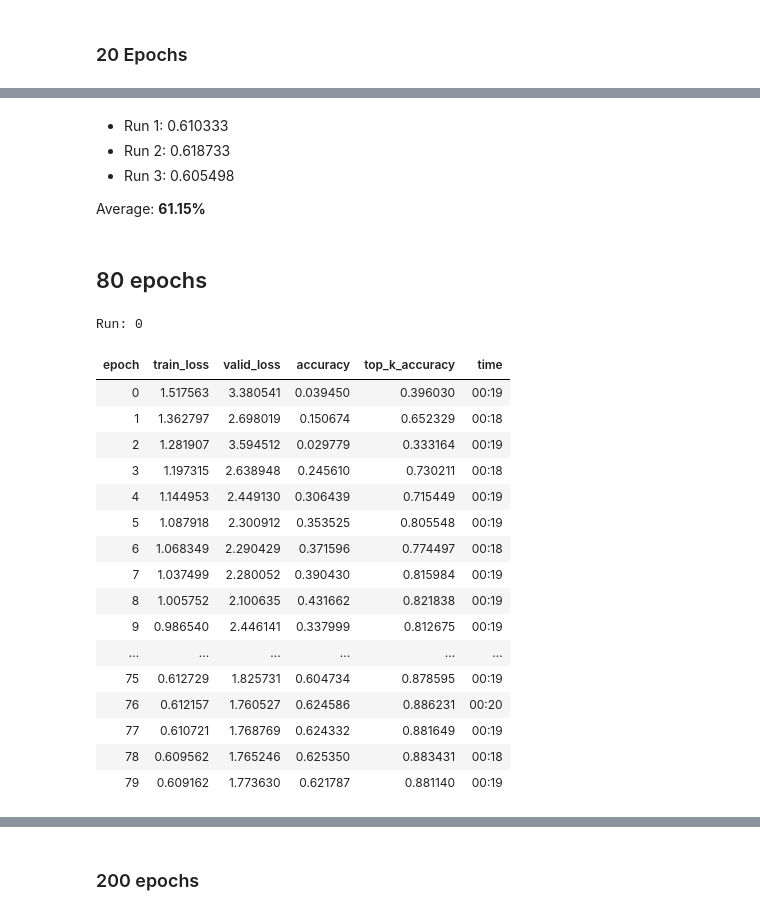
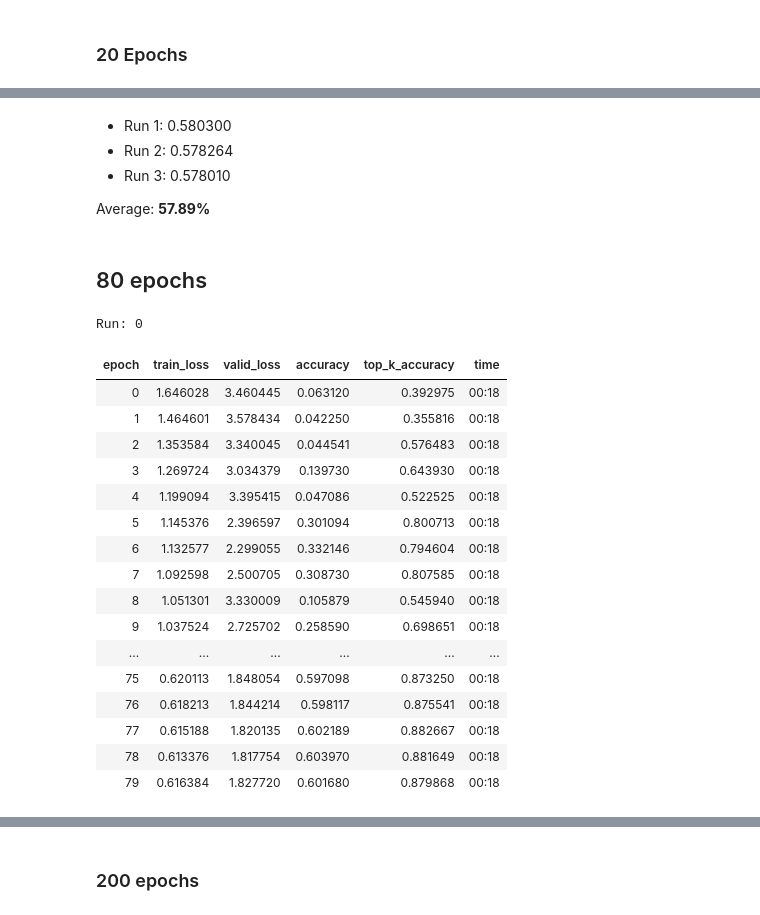
Before and after one commit to JoshVarty/SelfSupervisedLearning, a Jupyter notebook: 01_InpaintingImageWang/03_ImageWang_Leadboard_128.ipynb, the cells around one changed output, grey strips where cells are left out. Saved outputs shown, nothing was run; the diff lists cells and outputs as text; code cells hidden in the pictures.

```diff
--- a/01_InpaintingImageWang/03_ImageWang_Leadboard_128.ipynb
+++ b/01_InpaintingImageWang/03_ImageWang_Leadboard_128.ipynb
@@ -189,22 +150,26 @@ torch.save(learn.model[0].state_dict(), 'imagewang_inpainting_15_epochs.pth')
 # %% [markdown]
 ## Downstream Task: Image Classification
 # %%
-def get_dbunch(size, bs, sh=0., workers=None):
+def get_dbunch(size, bs):
     if size<=224:
         path = URLs.IMAGEWANG_160
     else:
         path = URLs.IMAGEWANG
     source = untar_data(path)
-    if workers is None: workers = min(8, num_cpus())
+
+    item_tfms=[RandomResizedCrop(size, min_scale=0.35), FlipItem(0.5)]
+    batch_tfms=RandomErasing(p=0.9, max_count=3, sh=sh)
     dblock = DataBlock(blocks=(ImageBlock, CategoryBlock),
                        splitter=GrandparentSplitter(valid_name='val'),
-                       get_items=get_image_files, get_y=parent_label)
-    item_tfms=[RandomResizedCrop(size, min_scale=0.35), FlipItem(0.5)]
-    batch_tfms=RandomErasing(p=0.9, max_count=3, sh=sh) if sh else None
-    return dblock.databunch(source, path=source, bs=bs, num_workers=workers,
-                            item_tfms=item_tfms, batch_tfms=batch_tfms)
+                       get_items=get_image_files,
+                       get_y=parent_label,
+                       item_tfms=item_tfms,
+                       batch_tfms=batch_tfms)
+
+    workers = min(8, num_cpus())
+    return dblock.dataloaders(source, path=source, bs=bs, num_workers=workers)
 # %%
-dbunch = get_dbunch(size, bs, sh=sh)
+dbunch = get_dbunch(size, bs)
 # %% [markdown]
 ### 5 Epochs
 # %%
@@ -213,11 +178,10 @@ runs = 5
 # %%
 for run in range(runs):
         print(f'Run: {run}')
-        learn = Learner(dbunch, m(c_out=20, act_cls=torch.nn.ReLU, sa=sa, sym=sym, pool=pool), opt_func=opt_func, \
+        learn = Learner(dbunch, model(c_out=20, pretrained=False, act_cls=torch.nn.ReLU, sa=sa, sym=sym, pool=pool), opt_func=opt_func, \
                 metrics=[accuracy,top_k_accuracy], loss_func=LabelSmoothingCrossEntropy())
-        if dump: print(learn.model); exit()
         if fp16: learn = learn.to_fp16()
-        cbs = MixUp(mixup) if mixup else []
+        cbs = []
 
         # Load weights generated from training on our pretext task
         state_dict = torch.load('imagewang_inpainting_15_epochs.pth')
@@ -228,7 +192,7 @@ for run in range(runs):
 
         learn.model.load_state_dict(state_dict)
 
-        learn.freeze()
+        #learn.freeze()
         learn.fit_flat_cos(epochs, lr, wd=1e-2, cbs=cbs)
 # %% [output]
 Run: 0
@@ -282,11 +246,10 @@ runs = 3
 # %%
 for run in range(runs):
         print(f'Run: {run}')
-        learn = Learner(dbunch, m(c_out=20, act_cls=torch.nn.ReLU, sa=sa, sym=sym, pool=pool), opt_func=opt_func, \
+        learn = Learner(dbunch, model(c_out=20, pretrained=False, act_cls=torch.nn.ReLU, sa=sa, sym=sym, pool=pool), opt_func=opt_func, \
                 metrics=[accuracy,top_k_accuracy], loss_func=LabelSmoothingCrossEntropy())
-        if dump: print(learn.model); exit()
         if fp16: learn = learn.to_fp16()
-        cbs = MixUp(mixup) if mixup else []
+        cbs = []
 
         # Load weights generated from training on our pretext task
         state_dict = torch.load('imagewang_inpainting_15_epochs.pth')
@@ -357,9 +320,9 @@ Run: 2
 # %% [markdown]
-- Run 1: 0.610333
-- Run 2: 0.618733
-- Run 3: 0.605498
+- Run 1: 0.580300
+- Run 2: 0.578264
+- Run 3: 0.578010
 
-Average: **61.15%**
+Average: **57.89%**
 # %% [markdown]
 ## 80 epochs
 # %%
@@ -368,39 +331,39 @@ runs = 1
 # %%
 for run in range(runs):
         print(f'Run: {run}')
-        learn = Learner(dbunch, m(c_out=20, act_cls=torch.nn.ReLU, sa=sa, sym=sym, pool=pool), opt_func=opt_func, \
+        learn = Learner(dbunch, model(c_out=20, pretrained=False, act_cls=torch.nn.ReLU, sa=sa, sym=sym, pool=pool), opt_func=opt_func, \
                 metrics=[accuracy,top_k_accuracy], loss_func=LabelSmoothingCrossEntropy())
-        if dump: print(learn.model); exit()
+
         if fp16: learn = learn.to_fp16()
-        cbs = MixUp(mixup) if mixup else []
+        cbs = []
 
         # Load weights generated from training on our pretext task
         state_dict = torch.load('imagewang_inpainting_15_epochs.pth')
         # HACK: If we don't have all of the parameters for our learner, we get an error
         linear_layer = learn.model[-1]
         state_dict['11.weight'] = linear_layer.weight
         state_dict['11.bias'] = linear_layer.bias
 
         learn.model.load_state_dict(state_dict)
 
         learn.freeze()
         learn.fit_flat_cos(epochs, lr, wd=1e-2, cbs=cbs)
 # %% [output]
 Run: 0
 | epoch | train_loss | valid_loss | accuracy | top_k_accuracy | time |
-| 0 | 1.517563 | 3.380541 | 0.039450 | 0.396030 | 00:19 |
-| 1 | 1.362797 | 2.698019 | 0.150674 | 0.652329 | 00:18 |
-| 2 | 1.281907 | 3.594512 | 0.029779 | 0.333164 | 00:19 |
-| 3 | 1.197315 | 2.638948 | 0.245610 | 0.730211 | 00:18 |
-| 4 | 1.144953 | 2.449130 | 0.306439 | 0.715449 | 00:19 |
-| 5 | 1.087918 | 2.300912 | 0.353525 | 0.805548 | 00:19 |
-| 6 | 1.068349 | 2.290429 | 0.371596 | 0.774497 | 00:18 |
-| 7 | 1.037499 | 2.280052 | 0.390430 | 0.815984 | 00:19 |
-| 8 | 1.005752 | 2.100635 | 0.431662 | 0.821838 | 00:19 |
-| 9 | 0.986540 | 2.446141 | 0.337999 | 0.812675 | 00:19 |
+| 0 | 1.646028 | 3.460445 | 0.063120 | 0.392975 | 00:18 |
+| 1 | 1.464601 | 3.578434 | 0.042250 | 0.355816 | 00:18 |
+| 2 | 1.353584 | 3.340045 | 0.044541 | 0.576483 | 00:18 |
+| 3 | 1.269724 | 3.034379 | 0.139730 | 0.643930 | 00:18 |
+| 4 | 1.199094 | 3.395415 | 0.047086 | 0.522525 | 00:18 |
+| 5 | 1.145376 | 2.396597 | 0.301094 | 0.800713 | 00:18 |
+| 6 | 1.132577 | 2.299055 | 0.332146 | 0.794604 | 00:18 |
+| 7 | 1.092598 | 2.500705 | 0.308730 | 0.807585 | 00:18 |
+| 8 | 1.051301 | 3.330009 | 0.105879 | 0.545940 | 00:18 |
+| 9 | 1.037524 | 2.725702 | 0.258590 | 0.698651 | 00:18 |
 | ... | ... | ... | ... | ... | ... |
-| 75 | 0.612729 | 1.825731 | 0.604734 | 0.878595 | 00:19 |
-| 76 | 0.612157 | 1.760527 | 0.624586 | 0.886231 | 00:20 |
-| 77 | 0.610721 | 1.768769 | 0.624332 | 0.881649 | 00:19 |
-| 78 | 0.609562 | 1.765246 | 0.625350 | 0.883431 | 00:18 |
-| 79 | 0.609162 | 1.773630 | 0.621787 | 0.881140 | 00:19 |
+| 75 | 0.620113 | 1.848054 | 0.597098 | 0.873250 | 00:18 |
+| 76 | 0.618213 | 1.844214 | 0.598117 | 0.875541 | 00:18 |
+| 77 | 0.615188 | 1.820135 | 0.602189 | 0.882667 | 00:18 |
+| 78 | 0.613376 | 1.817754 | 0.603970 | 0.881649 | 00:18 |
+| 79 | 0.616384 | 1.827720 | 0.601680 | 0.879868 | 00:18 |
```
Also changed, not shown: parts of 20 cells of this notebook.
